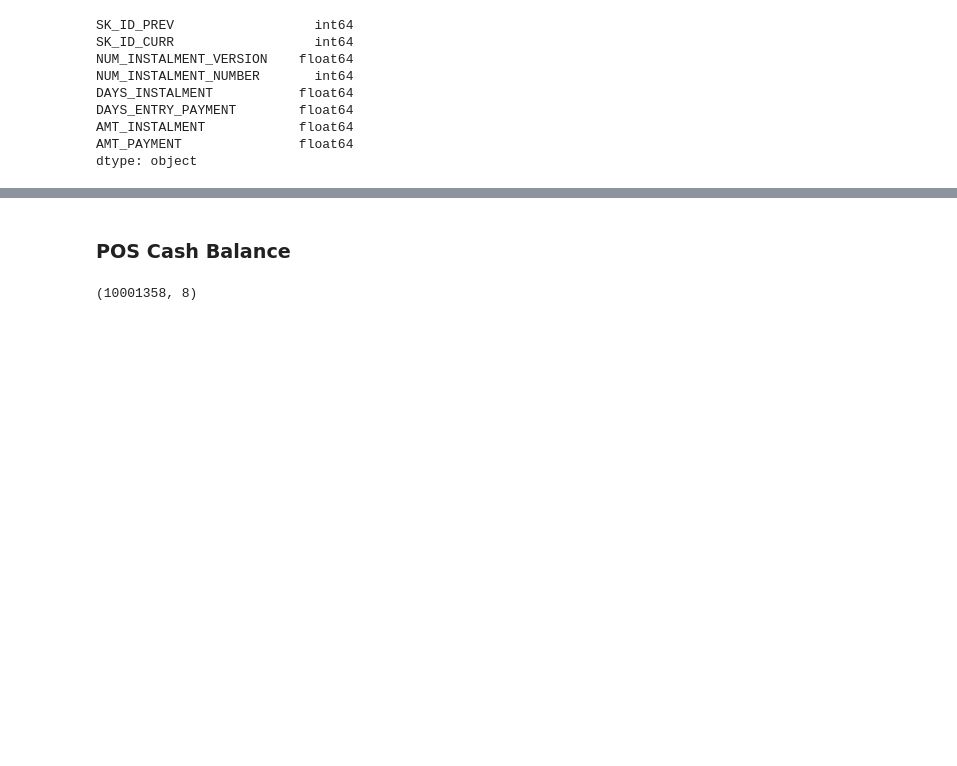
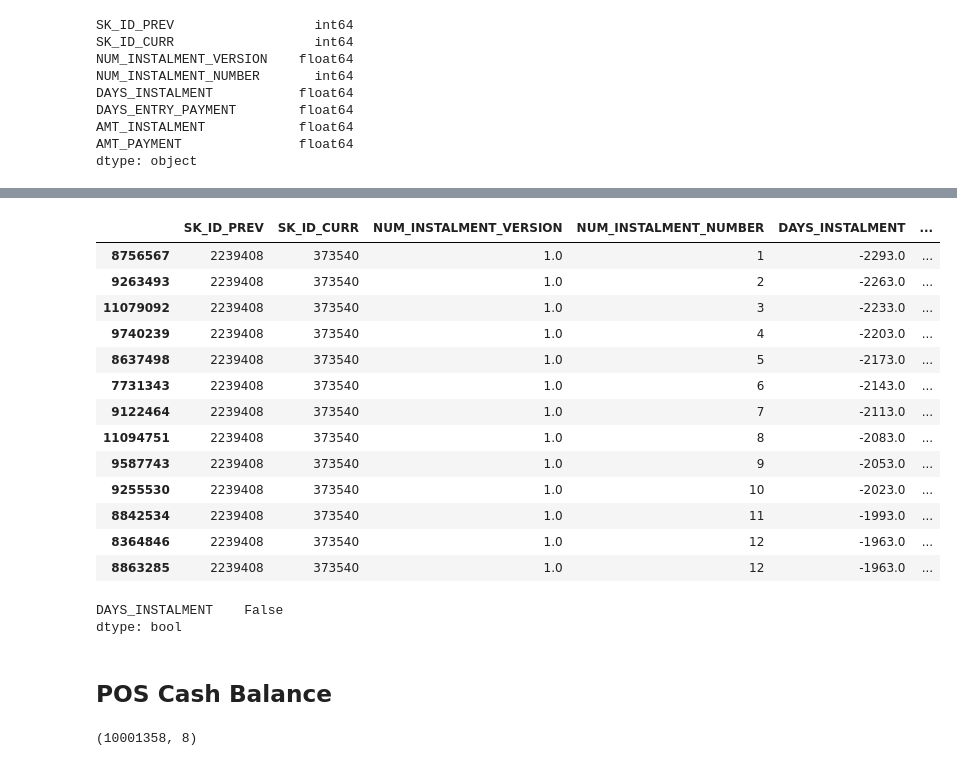
Before and after one commit to odog96/cml-rapids, a Jupyter notebook: First_Exploration.ipynb, the cells around one changed output, grey strips where cells are left out. Saved outputs shown, nothing was run; the diff lists cells and outputs as text; code cells hidden in the pictures; blank space fills up the shorter version.

```diff
--- a/First_Exploration.ipynb
+++ b/First_Exploration.ipynb
@@ -353,5 +499,33 @@ dtype: object
+# %%
+# this one is really weird...
+payments[payments['SK_ID_PREV']==2239408].sort_values('DAYS_INSTALMENT')
+# %% [output]
+|  | SK_ID_PREV | SK_ID_CURR | NUM_INSTALMENT_VERSION | NUM_INSTALMENT_NUMBER | DAYS_INSTALMENT | ... |
+| 8756567 | 2239408 | 373540 | 1.0 | 1 | -2293.0 | ... |
+| 9263493 | 2239408 | 373540 | 1.0 | 2 | -2263.0 | ... |
+| 11079092 | 2239408 | 373540 | 1.0 | 3 | -2233.0 | ... |
+| 9740239 | 2239408 | 373540 | 1.0 | 4 | -2203.0 | ... |
+| 8637498 | 2239408 | 373540 | 1.0 | 5 | -2173.0 | ... |
+| 7731343 | 2239408 | 373540 | 1.0 | 6 | -2143.0 | ... |
+| 9122464 | 2239408 | 373540 | 1.0 | 7 | -2113.0 | ... |
+| 11094751 | 2239408 | 373540 | 1.0 | 8 | -2083.0 | ... |
+| 9587743 | 2239408 | 373540 | 1.0 | 9 | -2053.0 | ... |
+| 9255530 | 2239408 | 373540 | 1.0 | 10 | -2023.0 | ... |
+| 8842534 | 2239408 | 373540 | 1.0 | 11 | -1993.0 | ... |
+| 8364846 | 2239408 | 373540 | 1.0 | 12 | -1963.0 | ... |
+| 8863285 | 2239408 | 373540 | 1.0 | 12 | -1963.0 | ... |
+# %%
+# lets grab last three loans for each person by instalment
+closest_pay = payments[['SK_ID_PREV', 'DAYS_INSTALMENT']].groupby('SK_ID_PREV').agg('max')
+closest_pay.isna().any() # we have no NAs
+
+# not sure why the join isn't working yet
+#payments[['SK_ID_CURR', 'SK_ID_PREV']].drop_duplicates().join(closest_pay, on='SK_ID_PREV')
+# %% [output]
+DAYS_INSTALMENT    False
+dtype: bool
 # %% [markdown]
-### POS Cash Balance
+## POS Cash Balance
 # %%
 pc_balance = dd.read_csv('data/POS_CASH_balance.csv')
 # %%
```
Also changed, not shown: parts of 22 cells of this notebook, 1 other file.
